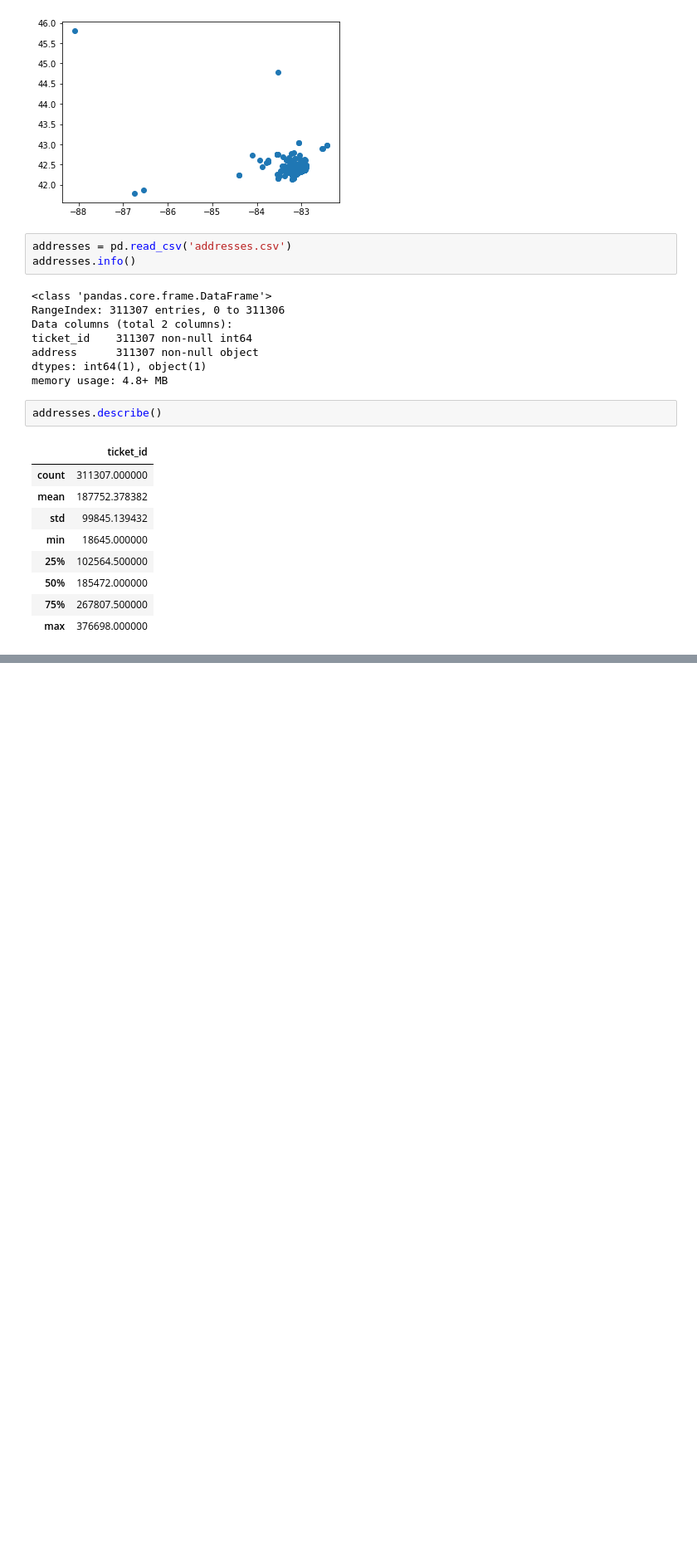
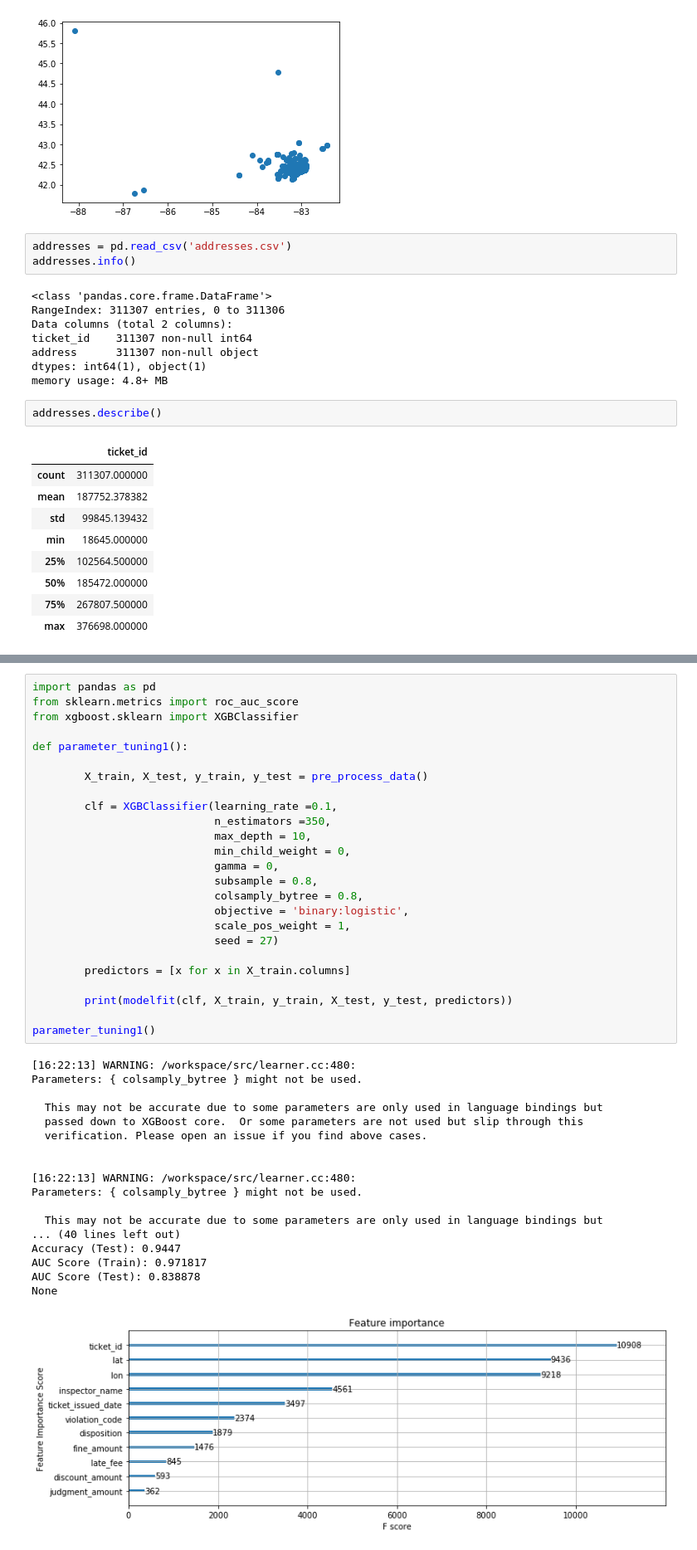
Before and after one commit to AustinChase/Applied_Data_Science, a Jupyter notebook: Module_3/Assignment+4.ipynb, the cells around one changed output, grey strips where cells are left out. Shown at 83% size. Drawn from its saved outputs; the diff is of its cells as text; blank space fills up the shorter version.

```diff
--- a/Module_3/Assignment+4.ipynb
+++ b/Module_3/Assignment+4.ipynb
@@ -482,0 +757,44 @@ ROC_AUC score: 0.6722657813822246
+# %%
+import pandas as pd
+from sklearn.metrics import roc_auc_score
+from xgboost.sklearn import XGBClassifier
+
+def parameter_tuning1():
+
+        X_train, X_test, y_train, y_test = pre_process_data()
+
+        clf = XGBClassifier(learning_rate =0.1,
+                            n_estimators =350,
+                            max_depth = 10,
+                            min_child_weight = 0,
+                            gamma = 0,
+                            subsample = 0.8,
+                            colsamply_bytree = 0.8,
+                            objective = 'binary:logistic',
+                            scale_pos_weight = 1,
+                            seed = 27)
+
+        predictors = [x for x in X_train.columns]
+
+        print(modelfit(clf, X_train, y_train, X_test, y_test, predictors))
+
+parameter_tuning1()
+# %% [output]
+[16:22:13] WARNING: /workspace/src/learner.cc:480:
+Parameters: { colsamply_bytree } might not be used.
+
+  This may not be accurate due to some parameters are only used in language bindings but
+  passed down to XGBoost core.  Or some parameters are not used but slip through this
+  verification. Please open an issue if you find above cases.
+
+
+[16:22:13] WARNING: /workspace/src/learner.cc:480:
+Parameters: { colsamply_bytree } might not be used.
+
+  This may not be accurate due to some parameters are only used in language bindings but
+... (40 lines left out)
+Accuracy (Test): 0.9447
+AUC Score (Train): 0.971817
+AUC Score (Test): 0.838878
+None
+[figure, added]
```
Also changed, not shown: parts of 13 cells of this notebook.
